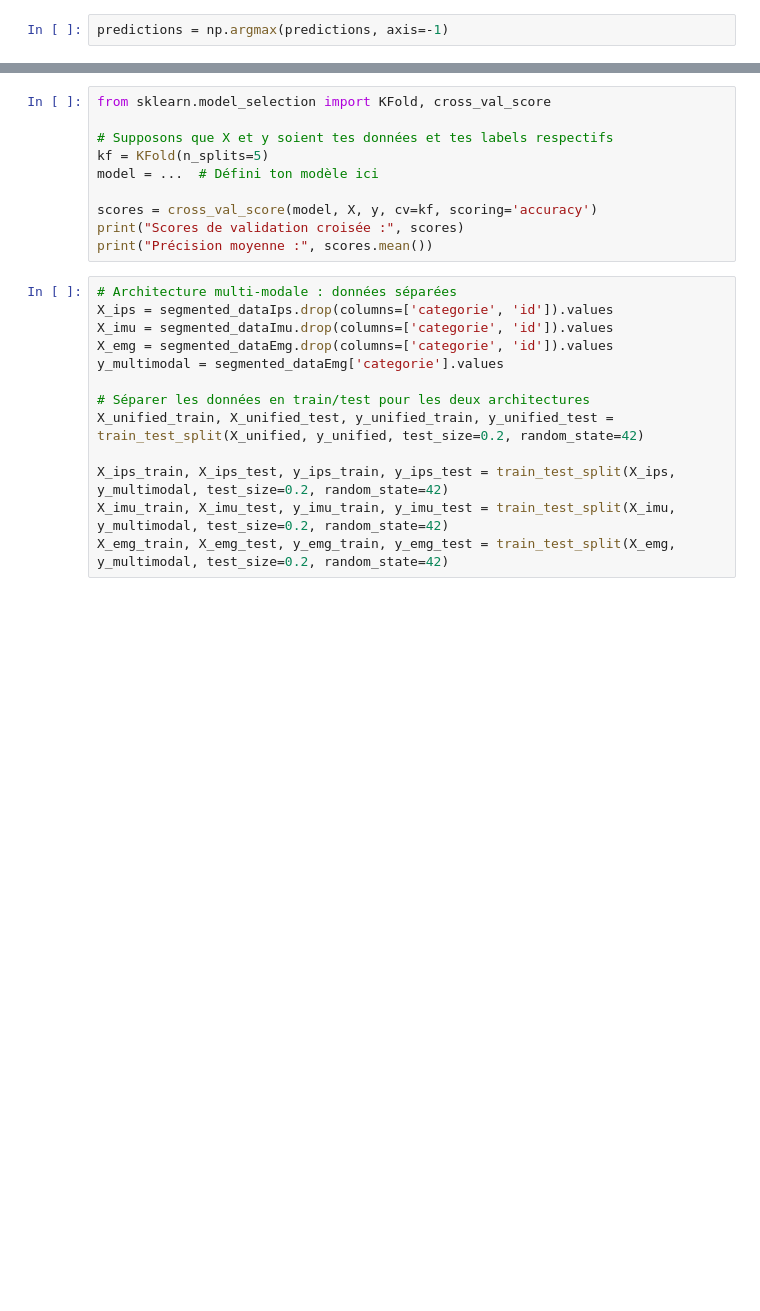
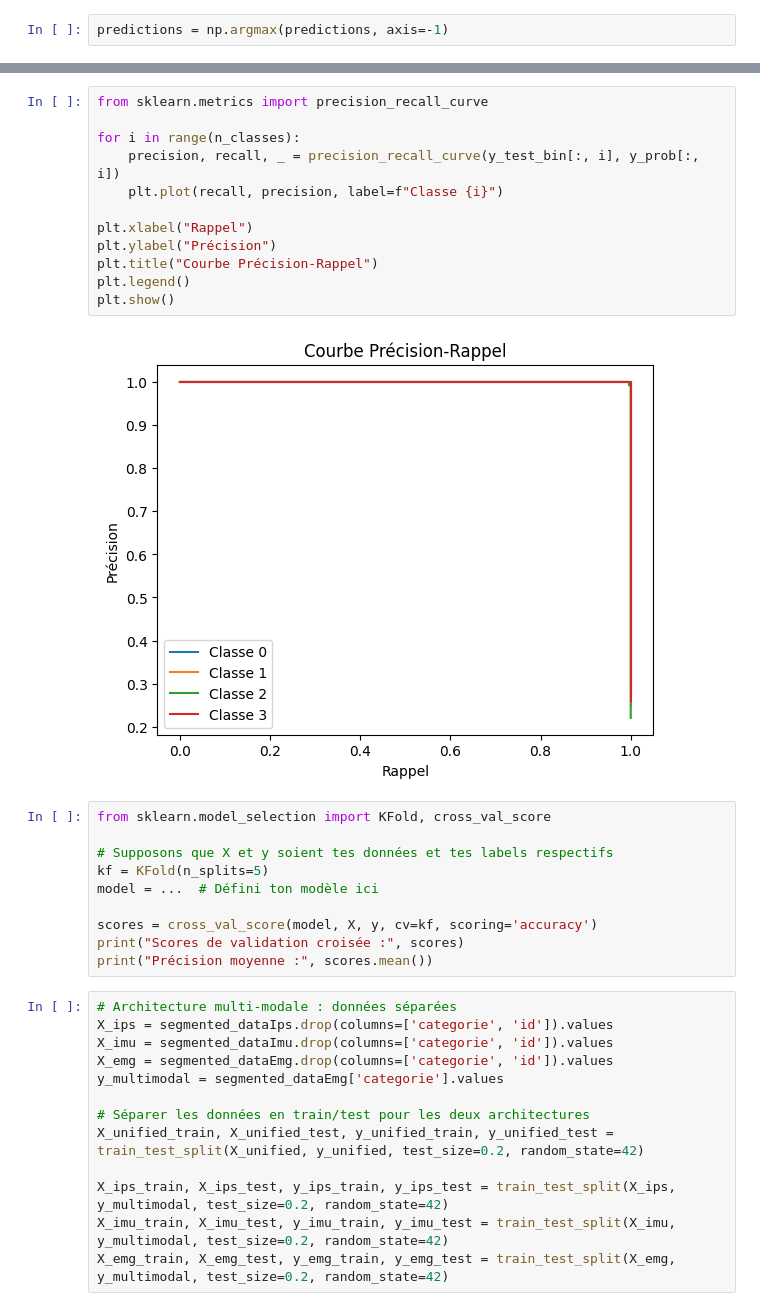
Before and after one commit to amiraydin/Paris8M2, a Jupyter notebook: Projet_ATC.ipynb, the cells around one changed output, grey strips where cells are left out. Saved outputs shown, nothing was run; the diff lists cells and outputs as text; blank space fills up the shorter version.

```diff
--- a/Projet_ATC.ipynb
+++ b/Projet_ATC.ipynb
@@ -1250,3 +1568,17 @@ weighted avg       1.00      1.00      1.00       688
+# %%
+from sklearn.metrics import precision_recall_curve
+
+for i in range(n_classes):
+    precision, recall, _ = precision_recall_curve(y_test_bin[:, i], y_prob[:, i])
+    plt.plot(recall, precision, label=f"Classe {i}")
+
+plt.xlabel("Rappel")
+plt.ylabel("Précision")
+plt.title("Courbe Précision-Rappel")
+plt.legend()
+plt.show()
+# %% [output]
+[figure, added]
 # %%
 from sklearn.model_selection import KFold, cross_val_score
 
```
Also changed, not shown: parts of 78 cells of this notebook.
